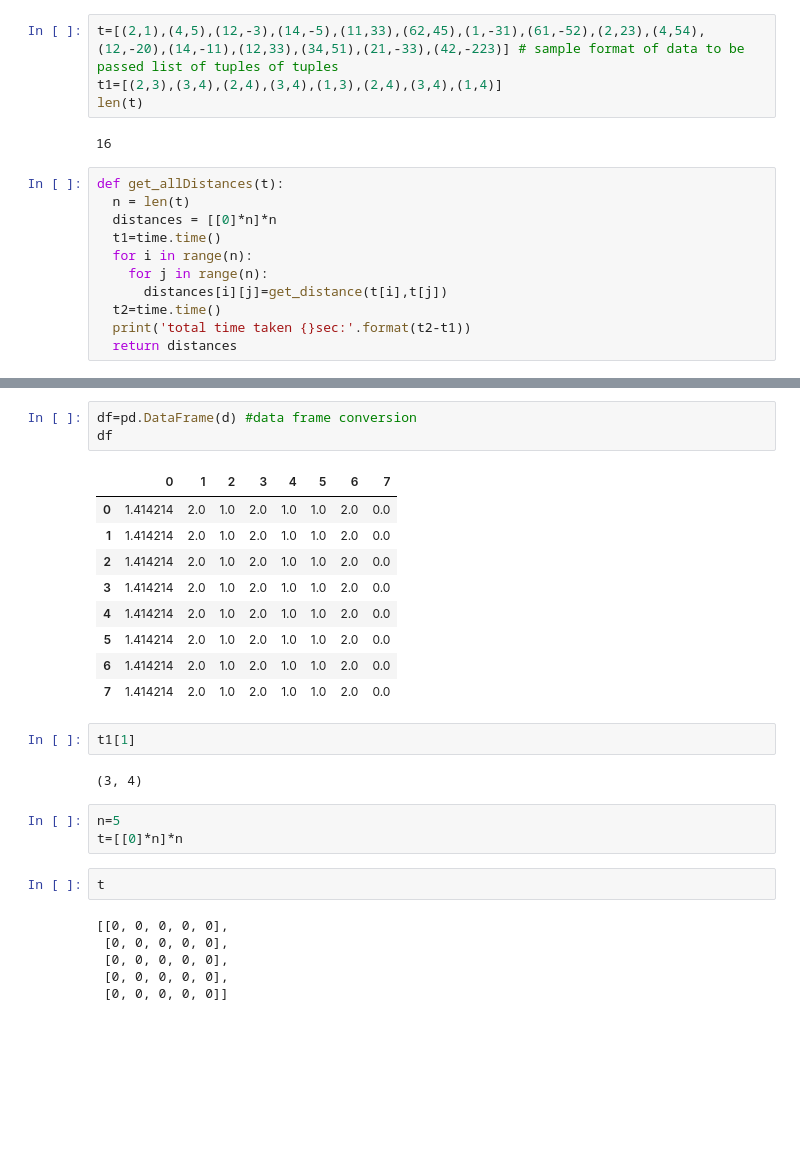
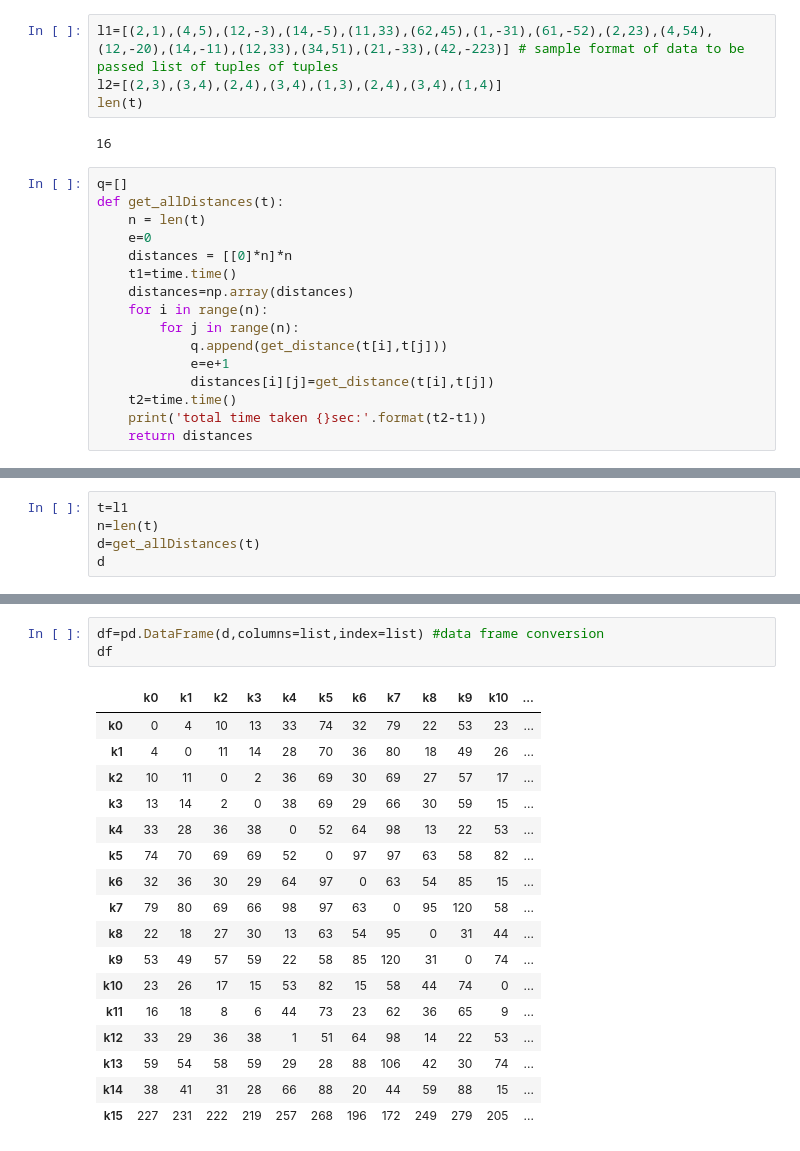
Before and after one commit to ankitstar01/WFH, a Jupyter notebook: keyPoint_distance.ipynb, the cells around one changed output, grey strips where cells are left out. Cells and saved outputs as stored; diff of their text form; blank space fills up the shorter version.

```diff
--- a/keyPoint_distance.ipynb
+++ b/keyPoint_distance.ipynb
@@ -18,22 +18,27 @@ get_distance((1,1),(5,4))
 # %% [output]
 5.0
 # %%
-t=[(2,1),(4,5),(12,-3),(14,-5),(11,33),(62,45),(1,-31),(61,-52),(2,23),(4,54),(12,-20),(14,-11),(12,33),(34,51),(21,-33),(42,-223)] # sample format of data to be passed list of tuples of tuples
-t1=[(2,3),(3,4),(2,4),(3,4),(1,3),(2,4),(3,4),(1,4)]
+l1=[(2,1),(4,5),(12,-3),(14,-5),(11,33),(62,45),(1,-31),(61,-52),(2,23),(4,54),(12,-20),(14,-11),(12,33),(34,51),(21,-33),(42,-223)] # sample format of data to be passed list of tuples of tuples
+l2=[(2,3),(3,4),(2,4),(3,4),(1,3),(2,4),(3,4),(1,4)]
 len(t)
 # %% [output]
 16
 # %%
+q=[]
 def get_allDistances(t):
-  n = len(t)
-  distances = [[0]*n]*n
-  t1=time.time()
-  for i in range(n):
-    for j in range(n):
-      distances[i][j]=get_distance(t[i],t[j])
-  t2=time.time()
-  print('total time taken {}sec:'.format(t2-t1))
-  return distances
+    n = len(t)
+    e=0
+    distances = [[0]*n]*n
+    t1=time.time()
+    distances=np.array(distances)
+    for i in range(n):
+        for j in range(n):
+            q.append(get_distance(t[i],t[j]))
+            e=e+1
+            distances[i][j]=get_distance(t[i],t[j])
+    t2=time.time()
+    print('total time taken {}sec:'.format(t2-t1))
+    return distances
 # %%
 type(get_allDistances(t1))
 # %% [output]
@@ -62,0 +47,5 @@ array([[1.41421356, 2.        , 1.        , 2.        , 1.        ,
+# %%
+t=l1
+n=len(t)
+d=get_allDistances(t)
+d
@@ -63,28 +91,21 @@ array([[1.41421356, 2.        , 1.        , 2.        , 1.        ,
 # %%
-df=pd.DataFrame(d) #data frame conversion
+df=pd.DataFrame(d,columns=list,index=list) #data frame conversion
 df
 # %% [output]
-|  | 0 | 1 | 2 | 3 | 4 | 5 | 6 | 7 |
-| 0 | 1.414214 | 2.0 | 1.0 | 2.0 | 1.0 | 1.0 | 2.0 | 0.0 |
-| 1 | 1.414214 | 2.0 | 1.0 | 2.0 | 1.0 | 1.0 | 2.0 | 0.0 |
-| 2 | 1.414214 | 2.0 | 1.0 | 2.0 | 1.0 | 1.0 | 2.0 | 0.0 |
-| 3 | 1.414214 | 2.0 | 1.0 | 2.0 | 1.0 | 1.0 | 2.0 | 0.0 |
-| 4 | 1.414214 | 2.0 | 1.0 | 2.0 | 1.0 | 1.0 | 2.0 | 0.0 |
-| 5 | 1.414214 | 2.0 | 1.0 | 2.0 | 1.0 | 1.0 | 2.0 | 0.0 |
-| 6 | 1.414214 | 2.0 | 1.0 | 2.0 | 1.0 | 1.0 | 2.0 | 0.0 |
-| 7 | 1.414214 | 2.0 | 1.0 | 2.0 | 1.0 | 1.0 | 2.0 | 0.0 |
+|  | k0 | k1 | k2 | k3 | k4 | k5 | k6 | k7 | k8 | k9 | k10 | ... |
+| k0 | 0 | 4 | 10 | 13 | 33 | 74 | 32 | 79 | 22 | 53 | 23 | ... |
+| k1 | 4 | 0 | 11 | 14 | 28 | 70 | 36 | 80 | 18 | 49 | 26 | ... |
+| k2 | 10 | 11 | 0 | 2 | 36 | 69 | 30 | 69 | 27 | 57 | 17 | ... |
+| k3 | 13 | 14 | 2 | 0 | 38 | 69 | 29 | 66 | 30 | 59 | 15 | ... |
+| k4 | 33 | 28 | 36 | 38 | 0 | 52 | 64 | 98 | 13 | 22 | 53 | ... |
+| k5 | 74 | 70 | 69 | 69 | 52 | 0 | 97 | 97 | 63 | 58 | 82 | ... |
+| k6 | 32 | 36 | 30 | 29 | 64 | 97 | 0 | 63 | 54 | 85 | 15 | ... |
+| k7 | 79 | 80 | 69 | 66 | 98 | 97 | 63 | 0 | 95 | 120 | 58 | ... |
+| k8 | 22 | 18 | 27 | 30 | 13 | 63 | 54 | 95 | 0 | 31 | 44 | ... |
+| k9 | 53 | 49 | 57 | 59 | 22 | 58 | 85 | 120 | 31 | 0 | 74 | ... |
+| k10 | 23 | 26 | 17 | 15 | 53 | 82 | 15 | 58 | 44 | 74 | 0 | ... |
+| k11 | 16 | 18 | 8 | 6 | 44 | 73 | 23 | 62 | 36 | 65 | 9 | ... |
+| k12 | 33 | 29 | 36 | 38 | 1 | 51 | 64 | 98 | 14 | 22 | 53 | ... |
+| k13 | 59 | 54 | 58 | 59 | 29 | 28 | 88 | 106 | 42 | 30 | 74 | ... |
+| k14 | 38 | 41 | 31 | 28 | 66 | 88 | 20 | 44 | 59 | 88 | 15 | ... |
+| k15 | 227 | 231 | 222 | 219 | 257 | 268 | 196 | 172 | 249 | 279 | 205 | ... |
-# %%
-t1[1]
-# %% [output]
-(3, 4)
-# %%
-n=5
-t=[[0]*n]*n
-# %%
-t
-# %% [output]
-[[0, 0, 0, 0, 0],
- [0, 0, 0, 0, 0],
- [0, 0, 0, 0, 0],
- [0, 0, 0, 0, 0],
- [0, 0, 0, 0, 0]]
```
Also changed, not shown: parts of 10 cells of this notebook.
